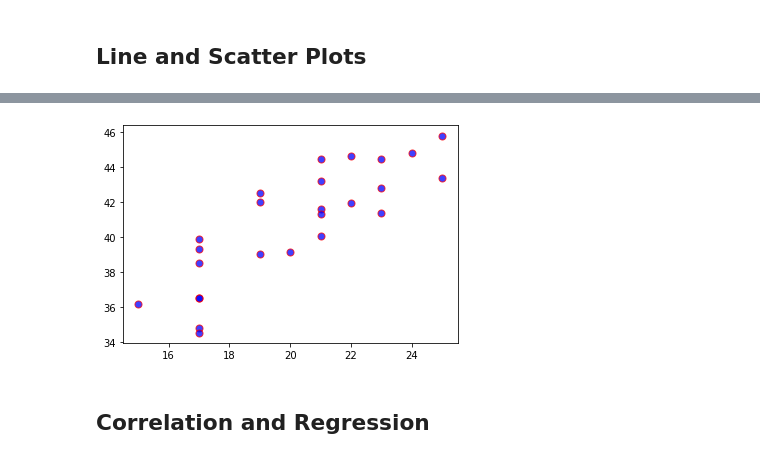
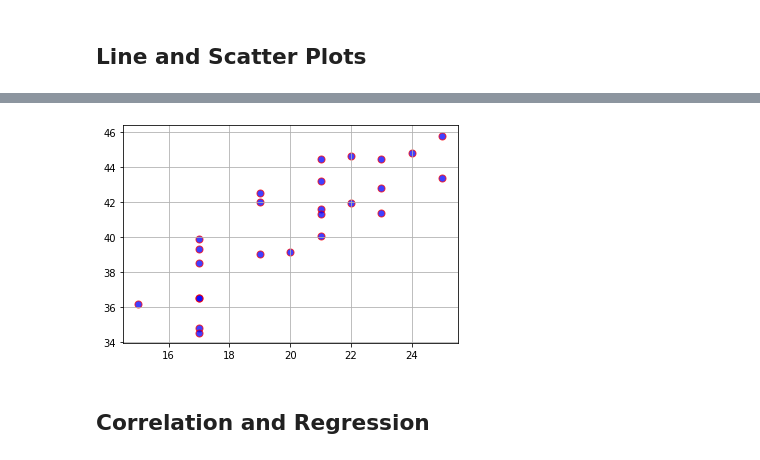
Before and after one commit to kdaltayli/MatPlotlib_Challenge_KA, a Jupyter notebook: Pymaceuticals/pymaceuticals_starter.ipynb, the cells around one changed output, grey strips where cells are left out. Saved outputs shown, nothing was run; the diff lists cells and outputs as text; code cells hidden in the pictures.

```diff
--- a/Pymaceuticals/pymaceuticals_starter.ipynb
+++ b/Pymaceuticals/pymaceuticals_starter.ipynb
@@ -285,11 +345,12 @@ plt.tight_layout()
 # %%
 # Generate a scatter plot of mouse weight versus average tumor volume for the Capomulin regimen
 capomulin=clean_study_data.loc[clean_study_data['Drug Regimen']=='Capomulin']
 capomulin_average = capomulin.groupby(['Mouse ID']).mean()
 plt.scatter(capomulin_average['Weight (g)'],capomulin_average['Tumor Volume (mm3)'], marker="o", facecolors="blue",edgecolors="red",alpha=0.75, s=50)
+plt.grid()
 plt.show()
 # %% [output]
-[figure, old version]
+[figure, new version]
 # %% [markdown]
 ## Correlation and Regression
 # %%
```
Also changed, not shown: parts of 16 cells of this notebook.
